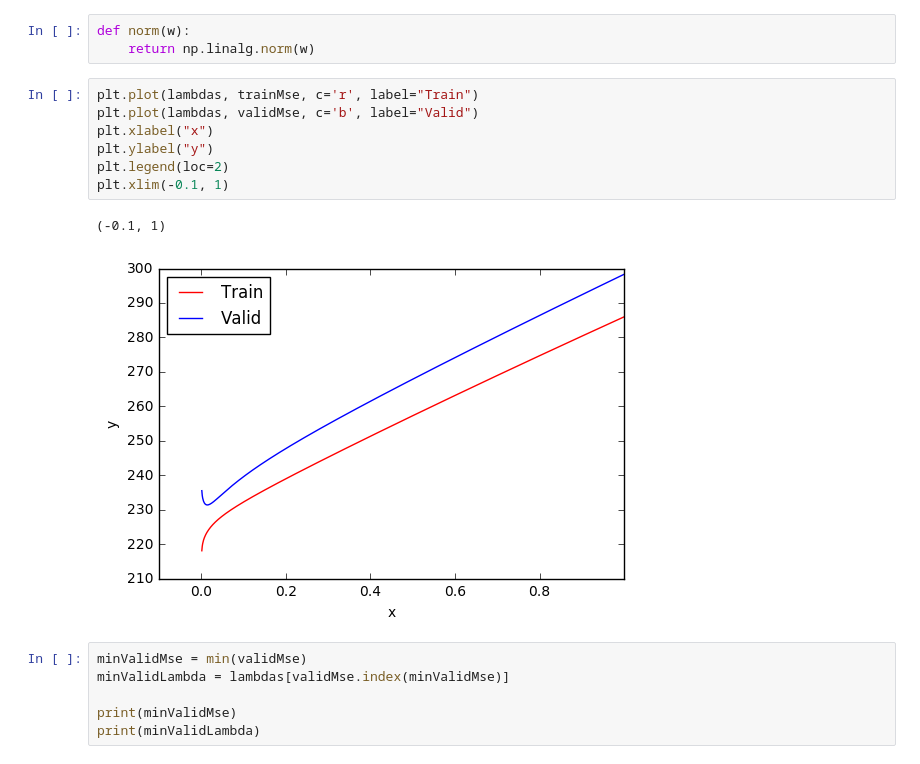
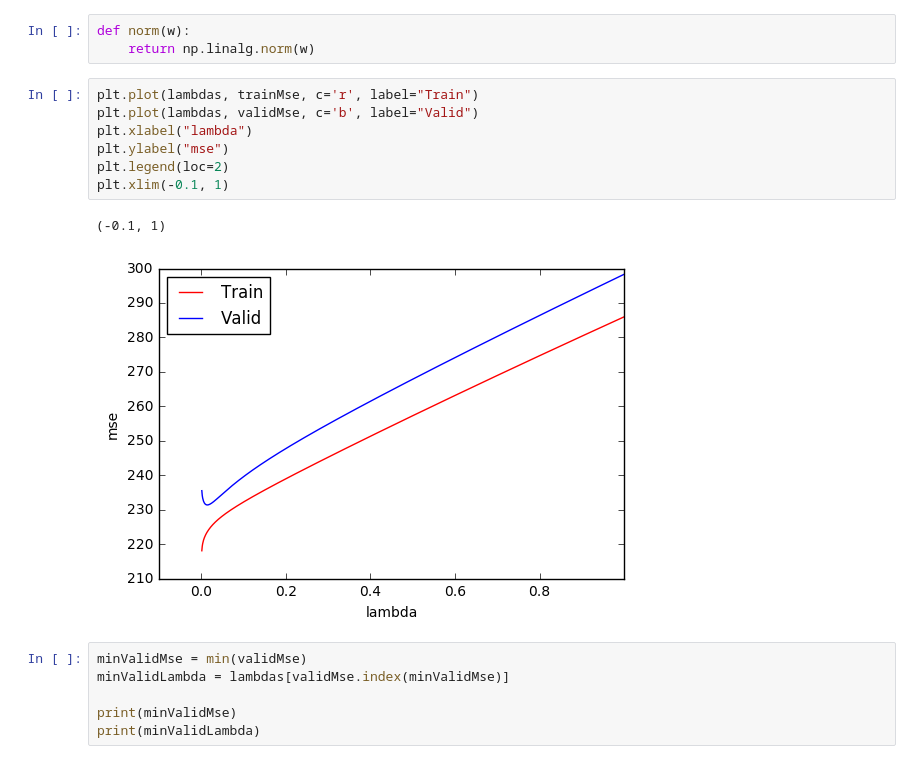
Before and after one commit to Blutude/Comp-551-ML, a Jupyter notebook: A1/Q1-Jupyter.ipynb, the cells around one changed output. Drawn from its saved outputs; the diff is of its cells as text.

```diff
--- a/A1/Q1-Jupyter.ipynb
+++ b/A1/Q1-Jupyter.ipynb
@@ -138,13 +138,13 @@ def norm(w):
 # %%
 plt.plot(lambdas, trainMse, c='r', label="Train")
 plt.plot(lambdas, validMse, c='b', label="Valid")
-plt.xlabel("x")
-plt.ylabel("y")
+plt.xlabel("lambda")
+plt.ylabel("mse")
 plt.legend(loc=2)
 plt.xlim(-0.1, 1)
 # %% [output]
 (-0.1, 1)
-[figure, old version]
+[figure, new version]
 # %%
 minValidMse = min(validMse)
 minValidLambda = lambdas[validMse.index(minValidMse)]
```
Also changed, not shown: 4 other files.
